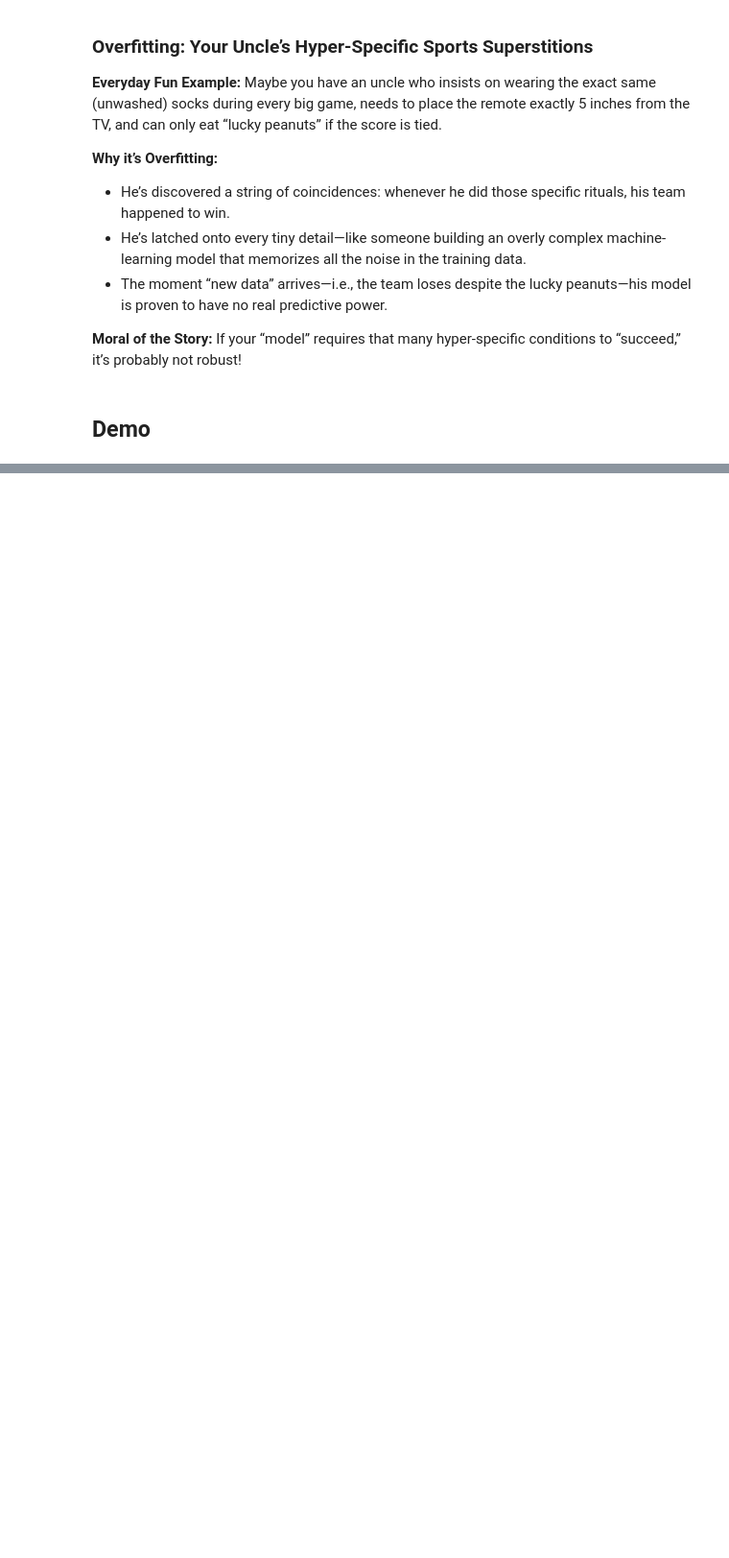
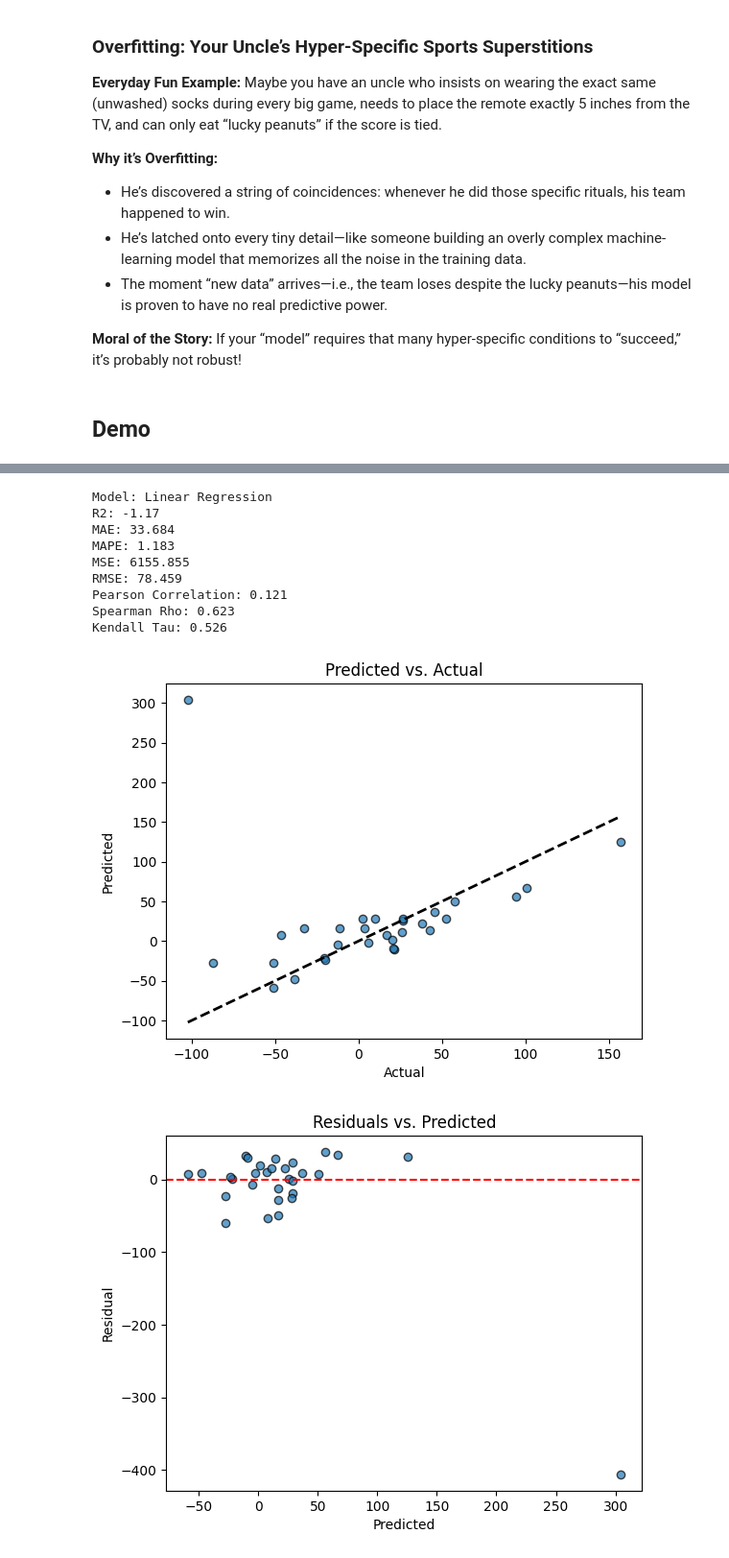
Before and after one commit to HaykTarkhanyan/ml_intro, a Jupyter notebook: L1 Linear Regression/P01 + L02 Linear Regression/ML___P1___Linear_Regression.ipynb, the cells around one changed output, grey strips where cells are left out. Shown at 96% size. Saved outputs shown, nothing was run; the diff lists cells and outputs as text; code cells hidden in the pictures; blank space fills up the shorter version.

```diff
--- a/L1 Linear Regression/P1 Linear Regression/ML___P1___Linear_Regression.ipynb
+++ b/L1 Linear Regression/P01 + L02 Linear Regression/ML___P1___Linear_Regression.ipynb
@@ -1509,0 +1824,14 @@ fig_mse.show()
+# %%
+evaluate_regression(y_test, y_test_pred, model_name="Linear Regression", filename="report.html", show_plots=True, plots=True)
+# %% [output]
+Model: Linear Regression
+R2: -1.17
+MAE: 33.684
+MAPE: 1.183
+MSE: 6155.855
+RMSE: 78.459
+Pearson Correlation: 0.121
+Spearman Rho: 0.623
+Kendall Tau: 0.526
+[figure, added]
+[figure, added]
```
Also changed, not shown: parts of 14 cells of this notebook, 5 other files.
